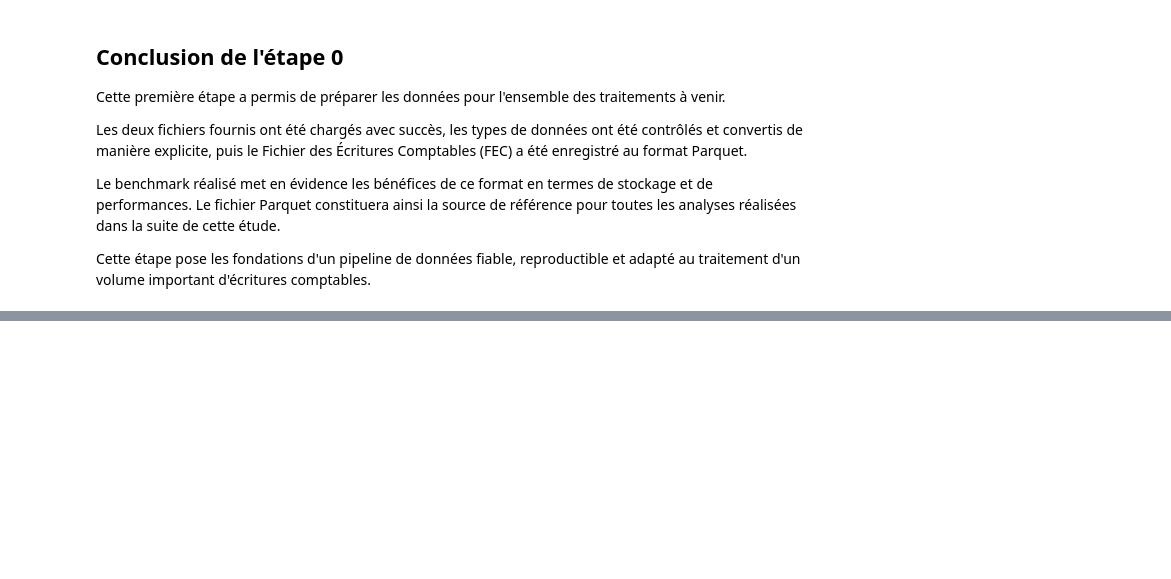
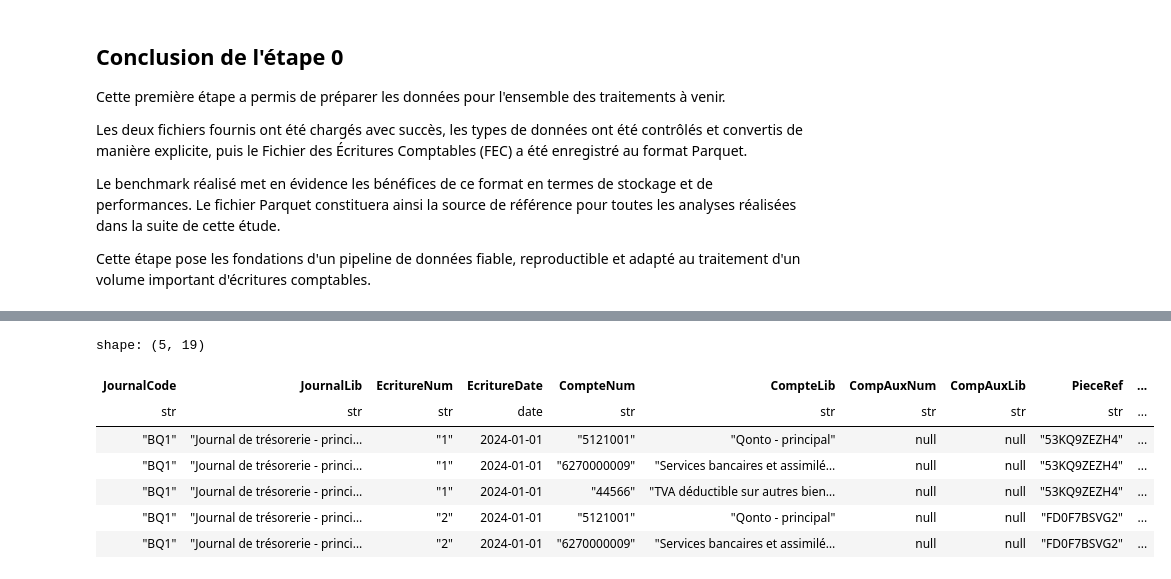
Before and after one commit to Magatte805/Test_data_Numeris, a Jupyter notebook: Notebooks/Analyse.ipynb, the cells around one changed output, grey strips where cells are left out. Drawn from its saved outputs; the diff is of its cells as text; code cells hidden in the pictures; blank space fills up the shorter version.

```diff
--- a/Notebooks/Analyse.ipynb
+++ b/Notebooks/Analyse.ipynb
@@ -254,0 +269,4 @@ Cette étape pose les fondations d'un pipeline de données fiable, reproductible
+# %%
+# Chargement du fichier Parquet
+
+fec = pl.read_parquet(FEC_PARQUET)
@@ -254,0 +324,11 @@ Cette étape pose les fondations d'un pipeline de données fiable, reproductible
+# %%
+fec.head()
+# %% [output]
+shape: (5, 19)
+| JournalCode | JournalLib | EcritureNum | EcritureDate | CompteNum | CompteLib | CompAuxNum | CompAuxLib | PieceRef | ... |
+| str | str | str | date | str | str | str | str | str | ... |
+| "BQ1" | "Journal de trésorerie - princi… | "1" | 2024-01-01 | "5121001" | "Qonto - principal" | null | null | "53KQ9ZEZH4" | ... |
+| "BQ1" | "Journal de trésorerie - princi… | "1" | 2024-01-01 | "6270000009" | "Services bancaires et assimilé… | null | null | "53KQ9ZEZH4" | ... |
+| "BQ1" | "Journal de trésorerie - princi… | "1" | 2024-01-01 | "44566" | "TVA déductible sur autres bien… | null | null | "53KQ9ZEZH4" | ... |
+| "BQ1" | "Journal de trésorerie - princi… | "2" | 2024-01-01 | "5121001" | "Qonto - principal" | null | null | "FD0F7BSVG2" | ... |
+| "BQ1" | "Journal de trésorerie - princi… | "2" | 2024-01-01 | "6270000009" | "Services bancaires et assimilé… | null | null | "FD0F7BSVG2" | ... |
```
Also changed, not shown: parts of 31 cells of this notebook.
